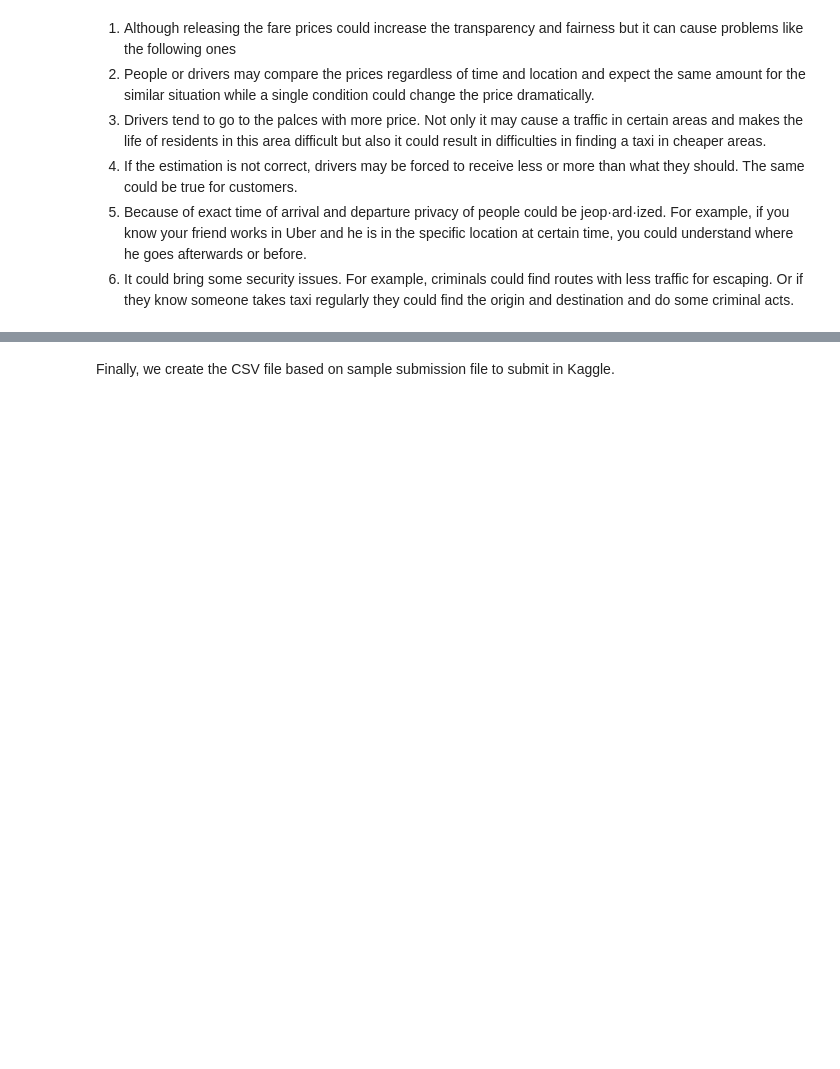
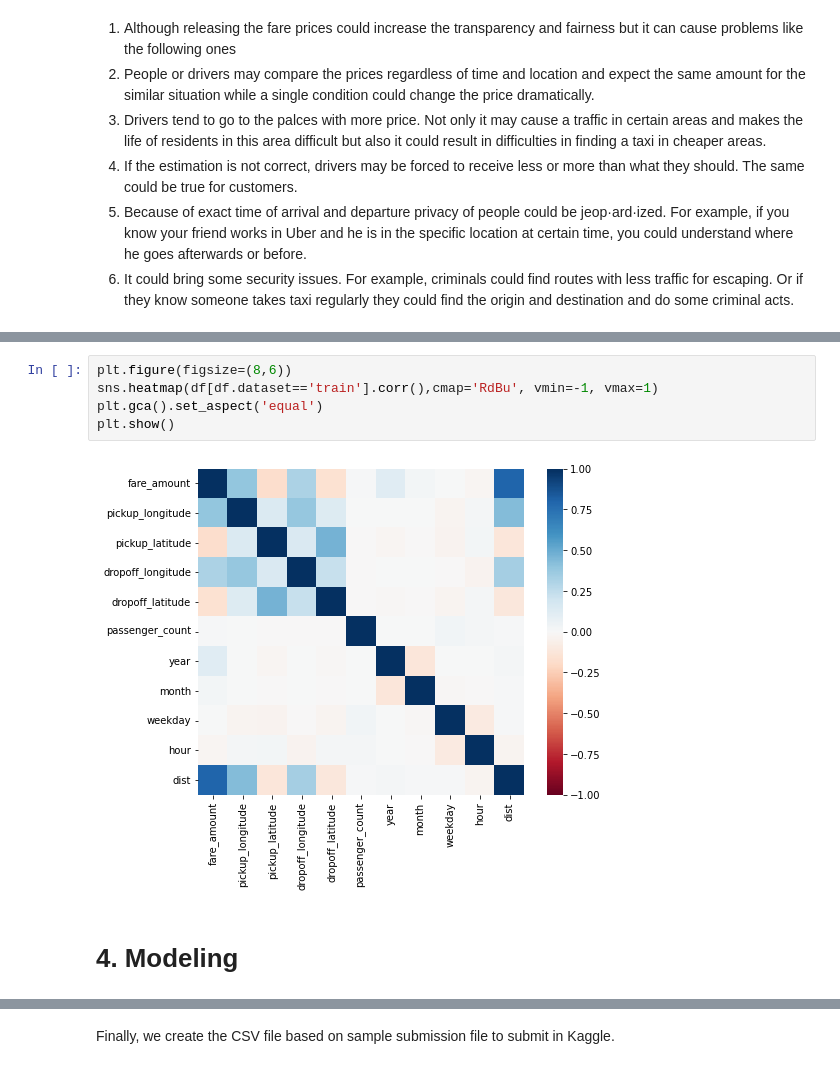
Before and after one commit to cfong32/data6100-final-proj, a Jupyter notebook: data6100_final_proj.ipynb, the cells around one changed output, grey strips where cells are left out. Saved outputs shown, nothing was run; the diff lists cells and outputs as text; blank space fills up the shorter version.

```diff
--- a/data6100_final_proj.ipynb
+++ b/data6100_final_proj.ipynb
@@ -377,0 +253,9 @@ X_test.shape, y_hat.shape
+# %%
+plt.figure(figsize=(8,6))
+sns.heatmap(df[df.dataset=='train'].corr(),cmap='RdBu', vmin=-1, vmax=1)
+plt.gca().set_aspect('equal')
+plt.show()
+# %% [output]
+[figure, added]
+# %% [markdown]
+# <span>4</span>. Modeling
```
Also changed, not shown: parts of 80 cells of this notebook.
